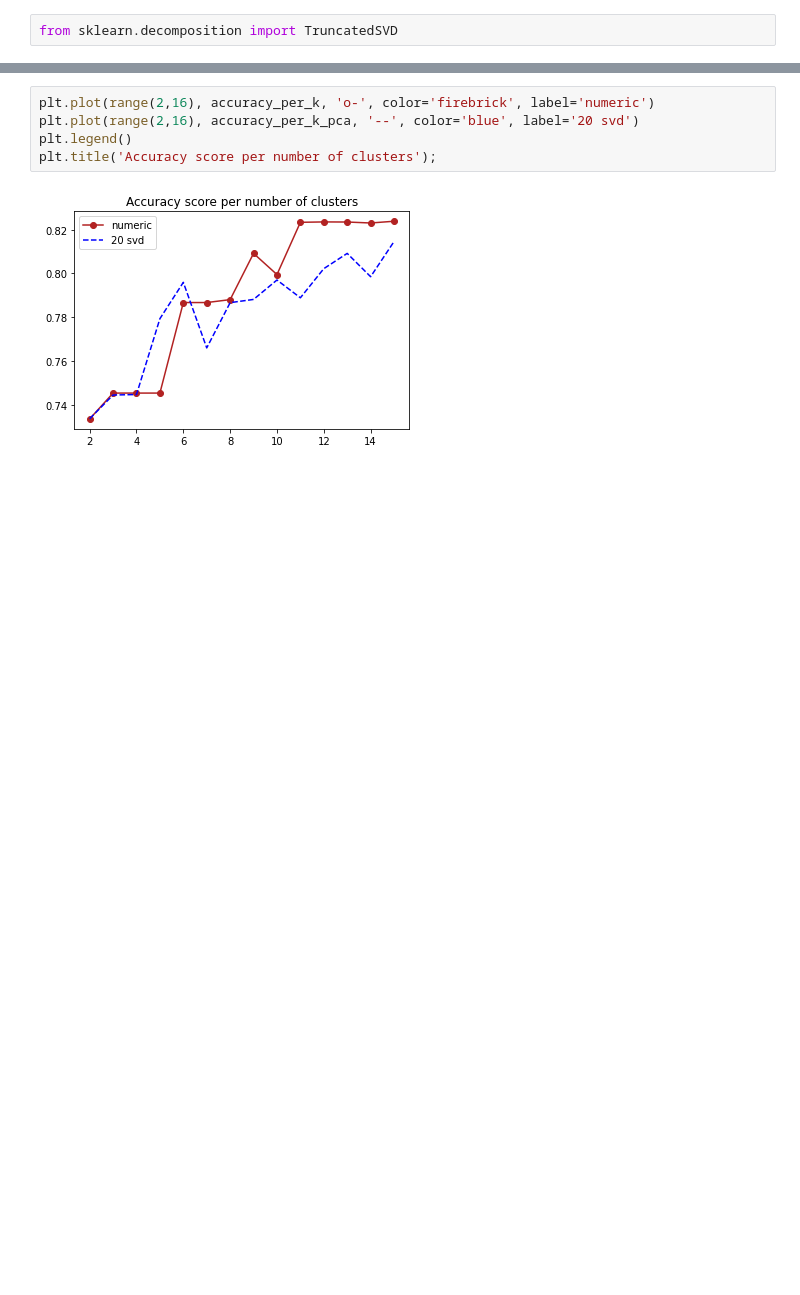
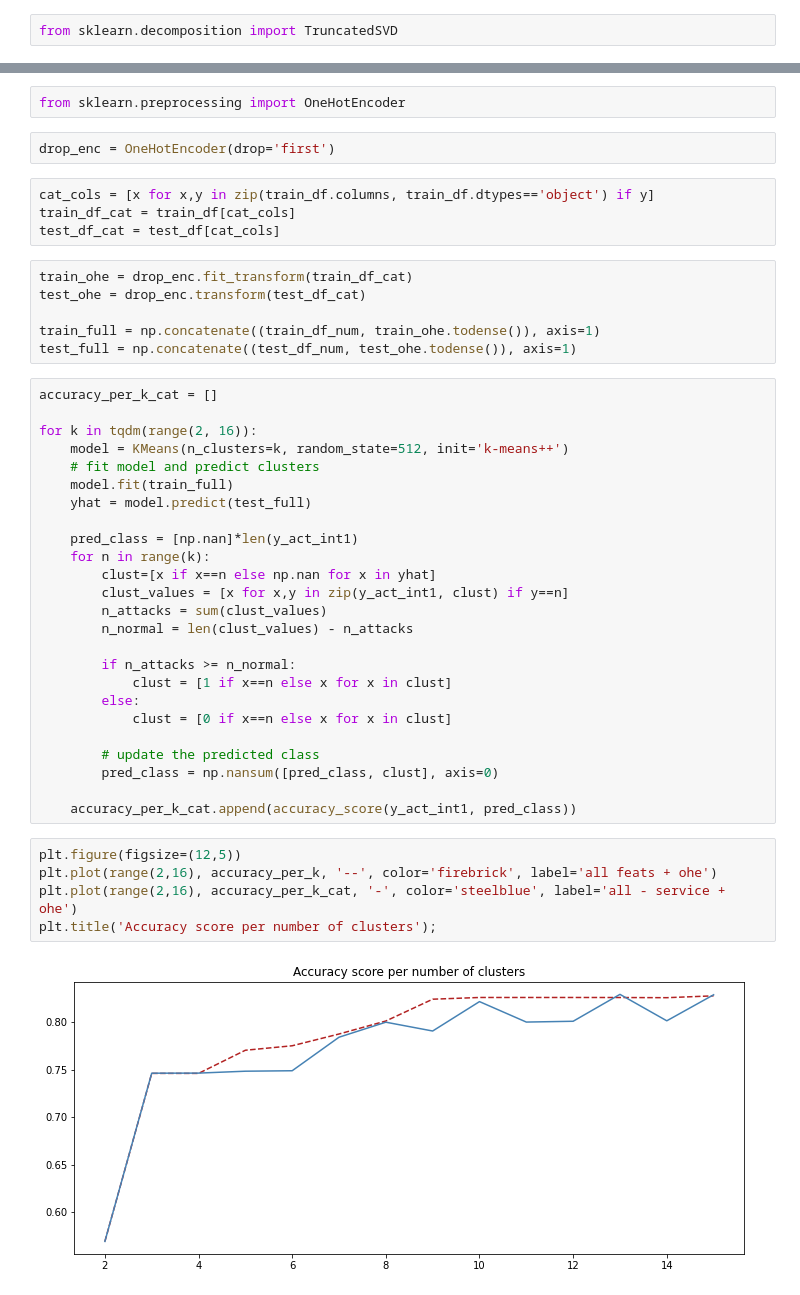
Before and after one commit to foukonana/MSc_MachineLearning_Asgmts, a Jupyter notebook: Assignments/Final/intrusion_detection.ipynb, the cells around one changed output, grey strips where cells are left out. Drawn from its saved outputs; the diff is of its cells as text; blank space fills up the shorter version.

```diff
--- a/Assignments/Final/intrusion_detection.ipynb
+++ b/Assignments/Final/intrusion_detection.ipynb
@@ -212,7 +224,46 @@ for k in tqdm(range(2, 16)):
+# %%
+from sklearn.preprocessing import OneHotEncoder
+# %%
+drop_enc = OneHotEncoder(drop='first')
+# %%
+cat_cols = [x for x,y in zip(train_df.columns, train_df.dtypes=='object') if y]
+train_df_cat = train_df[cat_cols]
+test_df_cat = test_df[cat_cols]
+# %%
+train_ohe = drop_enc.fit_transform(train_df_cat)
+test_ohe = drop_enc.transform(test_df_cat)
+
+train_full = np.concatenate((train_df_num, train_ohe.todense()), axis=1)
+test_full = np.concatenate((test_df_num, test_ohe.todense()), axis=1)
+# %%
+accuracy_per_k_cat = []
+
+for k in tqdm(range(2, 16)):
+    model = KMeans(n_clusters=k, random_state=512, init='k-means++')
+    # fit model and predict clusters
+    model.fit(train_full)
+    yhat = model.predict(test_full)
+
+    pred_class = [np.nan]*len(y_act_int1)
+    for n in range(k):
+        clust=[x if x==n else np.nan for x in yhat]
+        clust_values = [x for x,y in zip(y_act_int1, clust) if y==n]
+        n_attacks = sum(clust_values)
+        n_normal = len(clust_values) - n_attacks
+
+        if n_attacks >= n_normal:
+            clust = [1 if x==n else x for x in clust]
+        else:
+            clust = [0 if x==n else x for x in clust]
+
+        # update the predicted class
+        pred_class = np.nansum([pred_class, clust], axis=0)
+
+    accuracy_per_k_cat.append(accuracy_score(y_act_int1, pred_class))
 # %%
-plt.plot(range(2,16), accuracy_per_k, 'o-', color='firebrick', label='numeric')
-plt.plot(range(2,16), accuracy_per_k_pca, '--', color='blue', label='20 svd')
-plt.legend()
+plt.figure(figsize=(12,5))
+plt.plot(range(2,16), accuracy_per_k, '--', color='firebrick', label='all feats + ohe')
+plt.plot(range(2,16), accuracy_per_k_cat, '-', color='steelblue', label='all - service + ohe')
 plt.title('Accuracy score per number of clusters');
 # %% [output]
-[figure, old version]
+[figure, new version]
```
Also changed, not shown: parts of 15 cells of this notebook.
